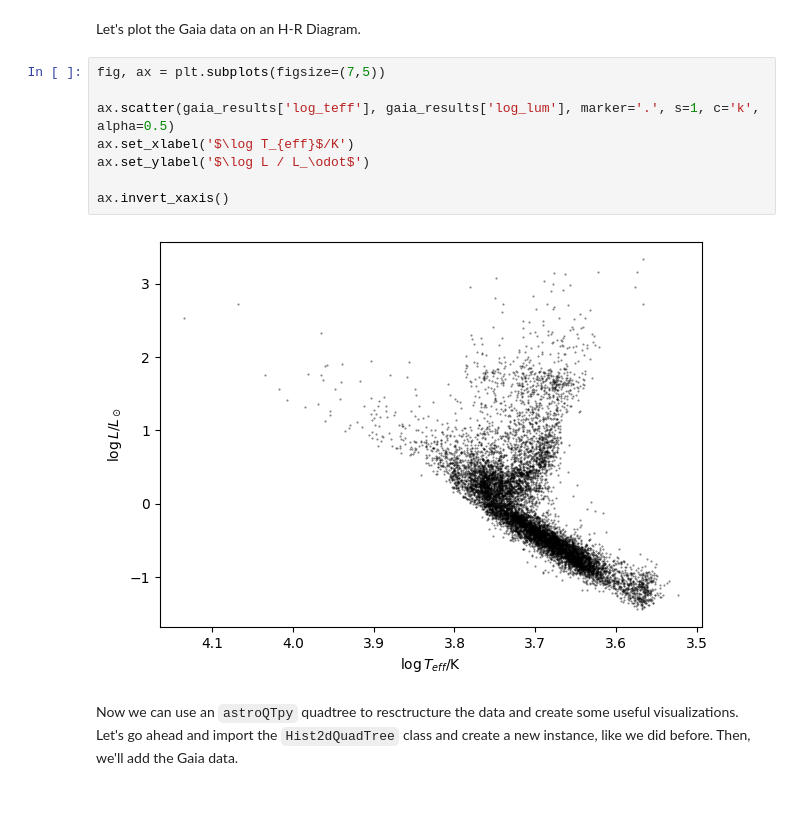
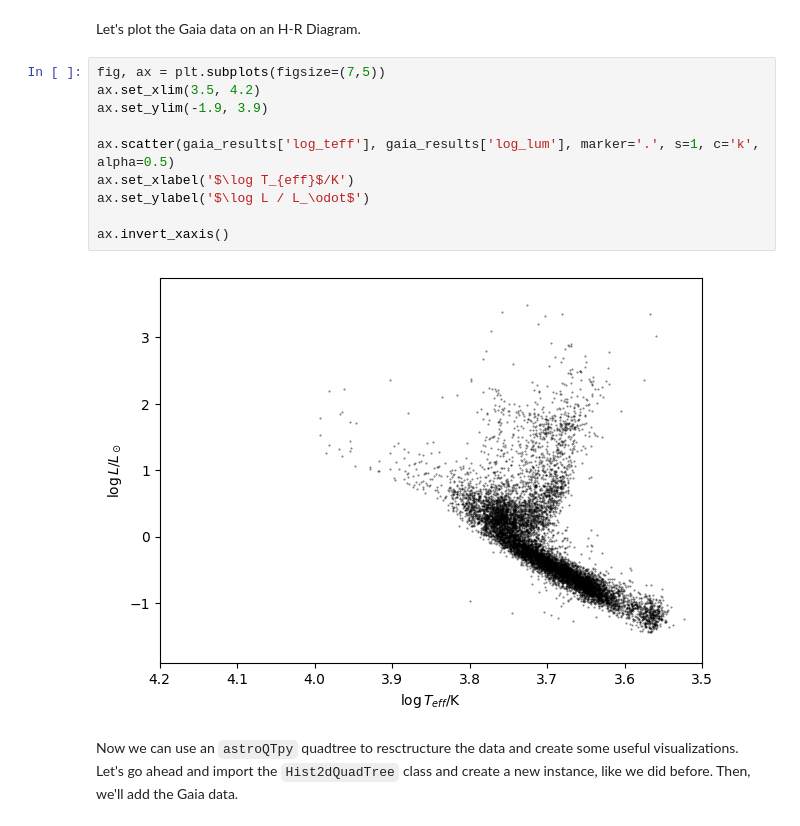
Before and after one commit to CalebHarada/astroQTpy, a Jupyter notebook: docs/tutorials/hist2d_tutorial.ipynb, the cells around one changed output. Saved outputs shown, nothing was run; the diff lists cells and outputs as text.

```diff
--- a/docs/tutorials/hist2d_tutorial.ipynb
+++ b/docs/tutorials/hist2d_tutorial.ipynb
@@ -97,14 +97,16 @@ Table length=5
 Let's plot the Gaia data on an H-R Diagram.
 # %%
 fig, ax = plt.subplots(figsize=(7,5))
+ax.set_xlim(3.5, 4.2)
+ax.set_ylim(-1.9, 3.9)
 
 ax.scatter(gaia_results['log_teff'], gaia_results['log_lum'], marker='.', s=1, c='k', alpha=0.5)
 ax.set_xlabel('$\log T_{eff}$/K')
 ax.set_ylabel('$\log L / L_\odot$')
 
 ax.invert_xaxis()
 # %% [output]
-[figure, old version]
+[figure, new version]
 # %% [markdown]
 Now we can use an `astroQTpy` quadtree to resctructure the data and create some useful visualizations. Let's go ahead and import the `Hist2dQuadTree` class and create a new instance, like we did before. Then, we'll add the Gaia data.
 # %%
```
Also changed, not shown: parts of 7 cells of this notebook, 4 other files.
